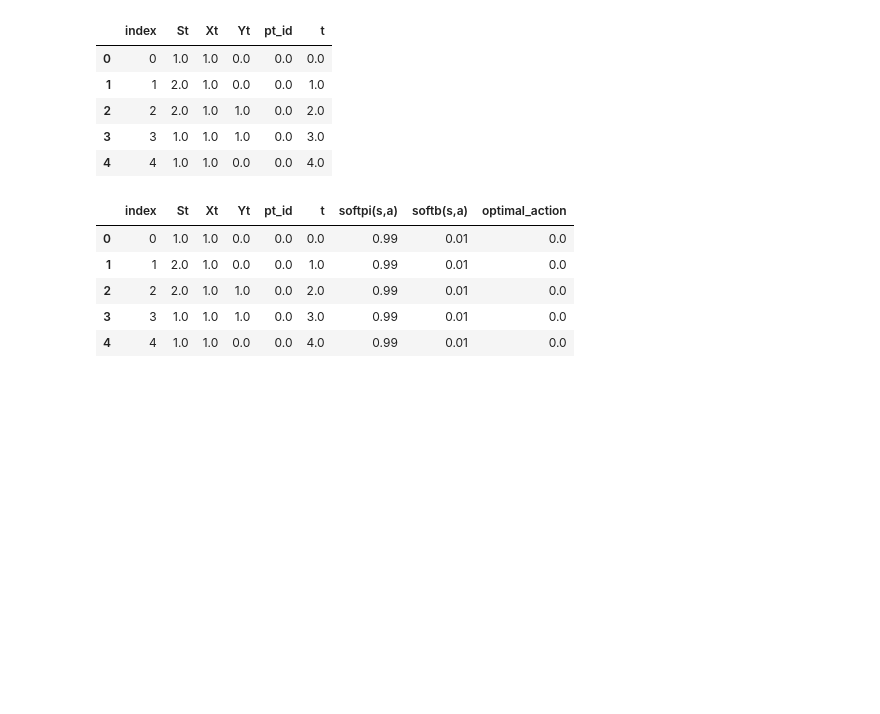
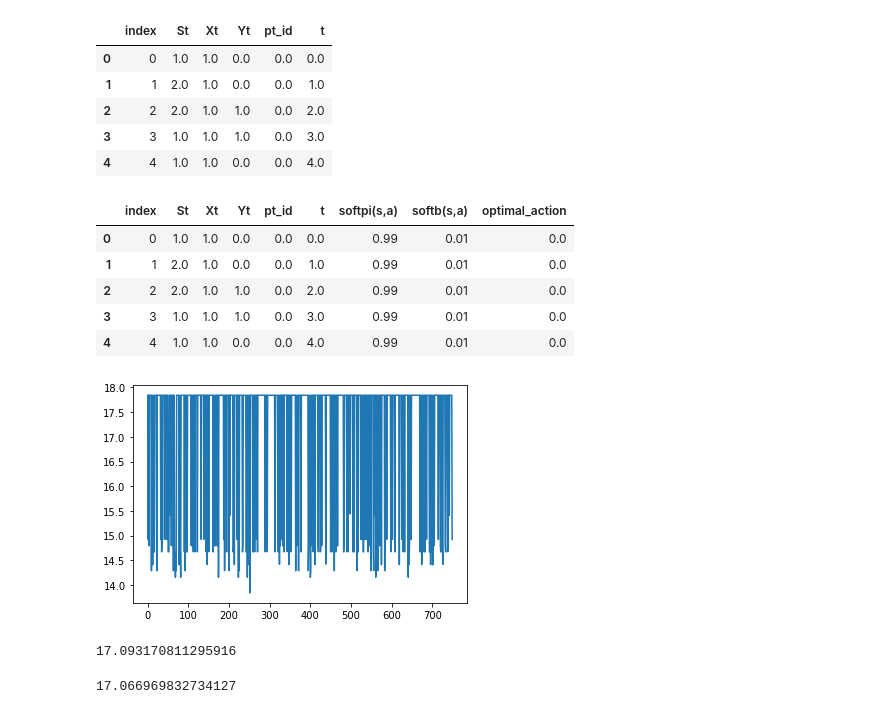
Before and after one commit to faaizT/MDPUC, a Jupyter notebook: MDPUC.ipynb, the cells around one changed output. Cells and saved outputs as stored; diff of their text form; code cells hidden in the pictures; blank space fills up the shorter version.

```diff
--- a/MDPUC.ipynb
+++ b/MDPUC.ipynb
@@ -410,3 +410,16 @@ complete_model_test.head()
 | 4 | 4 | 1.0 | 1.0 | 0.0 | 0.0 | 4.0 | 0.99 | 0.01 | 0.0 |
 # %%
 bootwis_actual = offpolicy_eval_wis(complete_model_test,0.99,750)
+# %%
+plt.plot(bootwis_actual)
+plt.show()
+# %% [output]
+[figure, added]
+# %%
+bootwis_actual.mean()
+# %% [output]
+17.093170811295916
+# %%
+bootwis.mean()
+# %% [output]
+17.066969832734127
```
